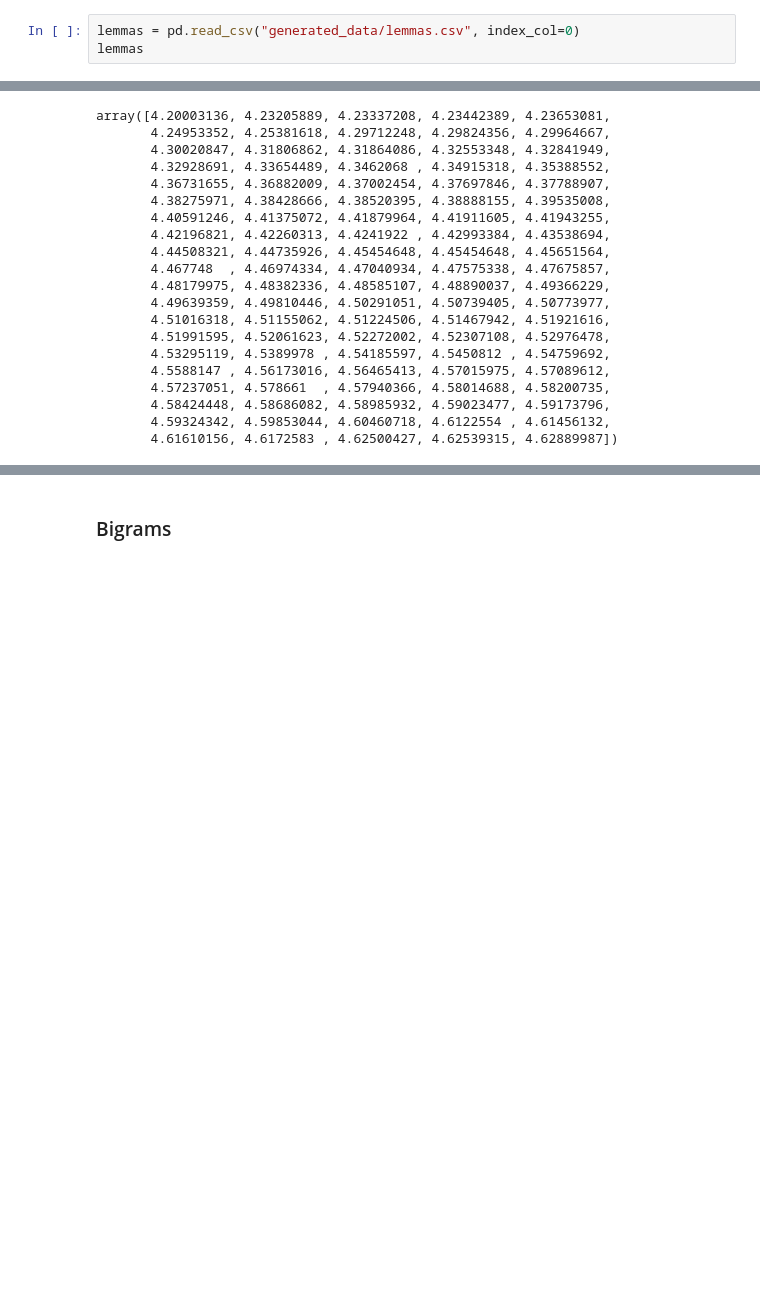
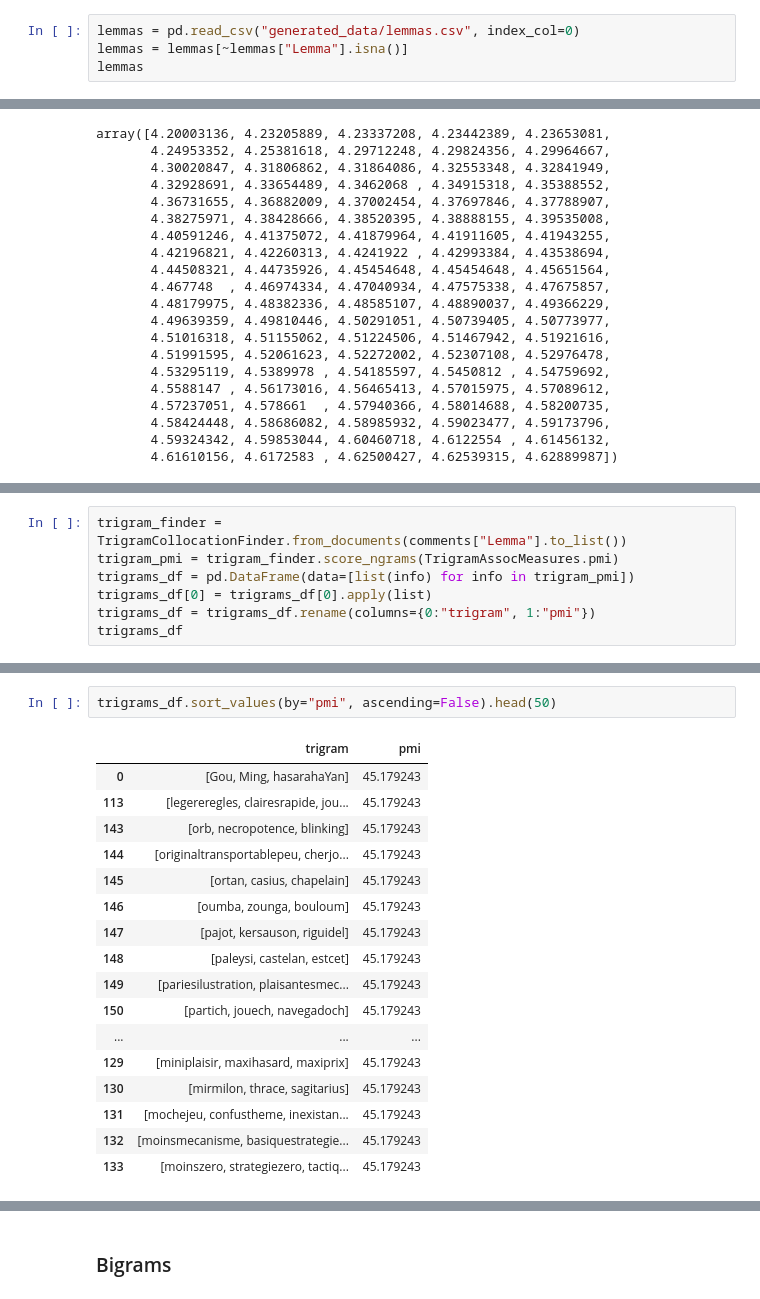
Before and after one commit to Franciline/Recommendation_system, a Jupyter notebook: corpus_build.ipynb, the cells around one changed output, grey strips where cells are left out. Cells and saved outputs as stored; diff of their text form; blank space fills up the shorter version.

Commit message:
corpus ngrams graphics

```diff
--- a/corpus_build.ipynb
+++ b/corpus_build.ipynb
@@ -226,6 +226,7 @@ See the caveats in the documentation: https://pandas.pydata.org/pandas-docs/stab
 6252735 rows × 3 columns
 # %%
 lemmas = pd.read_csv("generated_data/lemmas.csv", index_col=0)
+lemmas = lemmas[~lemmas["Lemma"].isna()]
 lemmas
 # %% [output]
 |  | Tokens | Len | Comment line | Word | Part of speech | Lemma |
@@ -532,0 +542,7 @@ array([4.20003136, 4.23205889, 4.23337208, 4.23442389, 4.23653081,
+# %%
+trigram_finder = TrigramCollocationFinder.from_documents(comments["Lemma"].to_list())
+trigram_pmi = trigram_finder.score_ngrams(TrigramAssocMeasures.pmi)
+trigrams_df = pd.DataFrame(data=[list(info) for info in trigram_pmi])
+trigrams_df[0] = trigrams_df[0].apply(list)
+trigrams_df = trigrams_df.rename(columns={0:"trigram", 1:"pmi"})
+trigrams_df
@@ -532,0 +563,20 @@ array([4.20003136, 4.23205889, 4.23337208, 4.23442389, 4.23653081,
+# %%
+trigrams_df.sort_values(by="pmi", ascending=False).head(50)
+# %% [output]
+|  | trigram | pmi |
+| 0 | [Gou, Ming, hasarahaYan] | 45.179243 |
+| 113 | [legereregles, clairesrapide, jou... | 45.179243 |
+| 143 | [orb, necropotence, blinking] | 45.179243 |
+| 144 | [originaltransportablepeu, cherjo... | 45.179243 |
+| 145 | [ortan, casius, chapelain] | 45.179243 |
+| 146 | [oumba, zounga, bouloum] | 45.179243 |
+| 147 | [pajot, kersauson, riguidel] | 45.179243 |
+| 148 | [paleysi, castelan, estcet] | 45.179243 |
+| 149 | [pariesilustration, plaisantesmec... | 45.179243 |
+| 150 | [partich, jouech, navegadoch] | 45.179243 |
+| ... | ... | ... |
+| 129 | [miniplaisir, maxihasard, maxiprix] | 45.179243 |
+| 130 | [mirmilon, thrace, sagitarius] | 45.179243 |
+| 131 | [mochejeu, confustheme, inexistan... | 45.179243 |
+| 132 | [moinsmecanisme, basiquestrategie... | 45.179243 |
+| 133 | [moinszero, strategiezero, tactiq... | 45.179243 |
```
Also changed, not shown: parts of 10 cells of this notebook.
